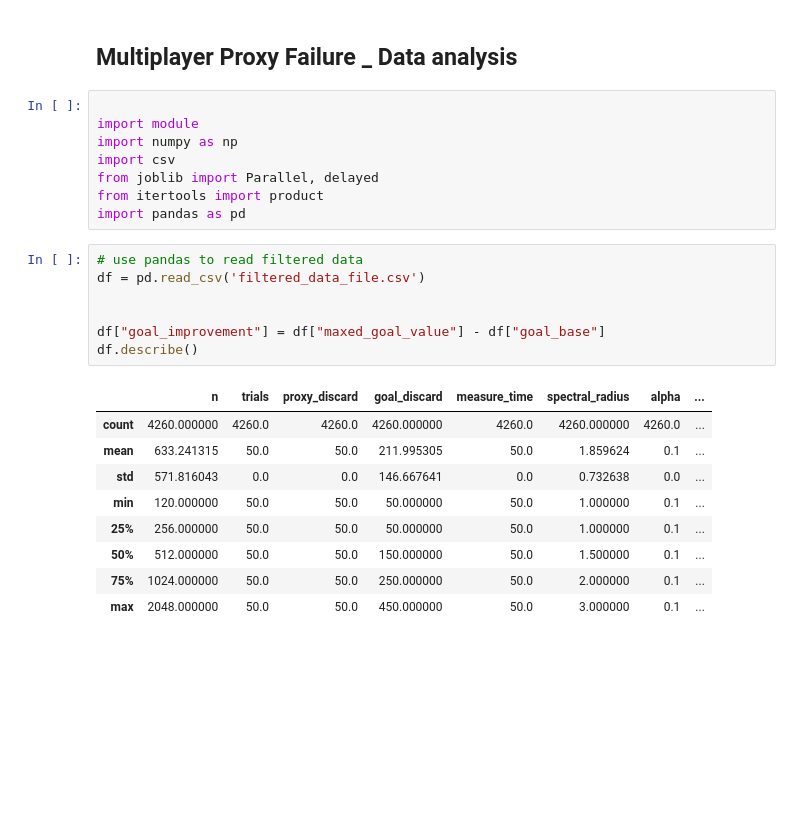
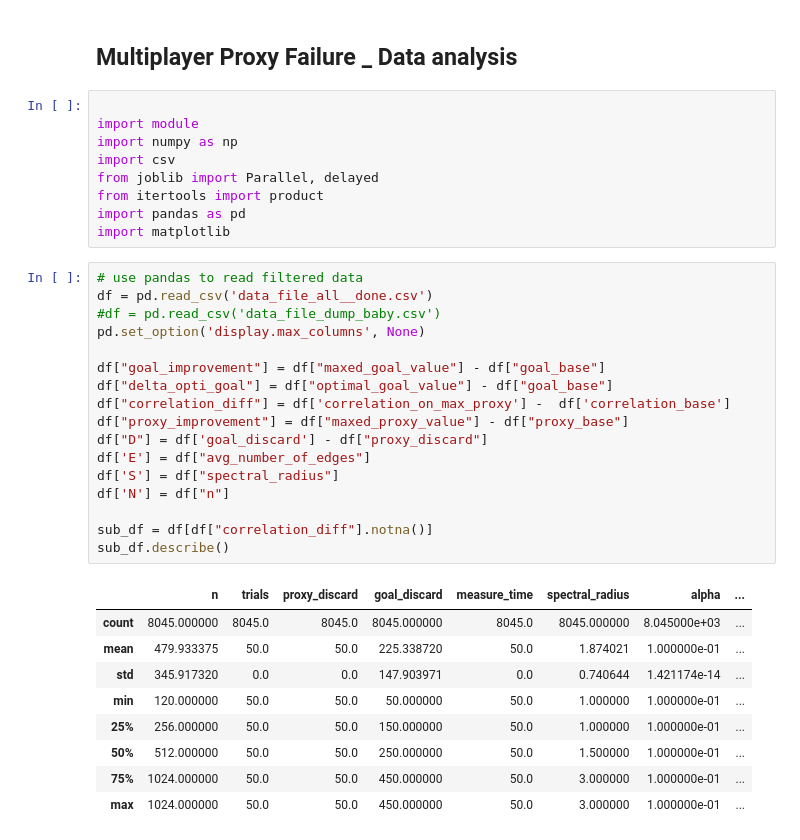
Before and after one commit to paulbanse/Proxy_General_Model, a Jupyter notebook: Clean_version/analyze_data.ipynb, the cells around one changed output. Drawn from its saved outputs; the diff is of its cells as text; blank space fills up the shorter version.

Commit message:
modified the data analysis to explore a bit more

```diff
--- a/Clean_version/analyze_data.ipynb
+++ b/Clean_version/analyze_data.ipynb
@@ -8,20 +8,31 @@ import csv
 from joblib import Parallel, delayed
 from itertools import product
 import pandas as pd
+import matplotlib
 # %%
 # use pandas to read filtered data
-df = pd.read_csv('filtered_data_file.csv')
-
+df = pd.read_csv('data_file_all__done.csv')
+#df = pd.read_csv('data_file_dump_baby.csv')
+pd.set_option('display.max_columns', None)
 
 df["goal_improvement"] = df["maxed_goal_value"] - df["goal_base"]
-df.describe()
+df["delta_opti_goal"] = df["optimal_goal_value"] - df["goal_base"]
+df["correlation_diff"] = df['correlation_on_max_proxy'] -  df['correlation_base']
+df["proxy_improvement"] = df["maxed_proxy_value"] - df["proxy_base"]
+df["D"] = df['goal_discard'] - df["proxy_discard"]
+df['E'] = df["avg_number_of_edges"]
+df['S'] = df["spectral_radius"]
+df['N'] = df["n"]
+
+sub_df = df[df["correlation_diff"].notna()]
+sub_df.describe()
 # %% [output]
 |  | n | trials | proxy_discard | goal_discard | measure_time | spectral_radius | alpha | ... |
-| count | 4260.000000 | 4260.0 | 4260.0 | 4260.000000 | 4260.0 | 4260.000000 | 4260.0 | ... |
-| mean | 633.241315 | 50.0 | 50.0 | 211.995305 | 50.0 | 1.859624 | 0.1 | ... |
-| std | 571.816043 | 0.0 | 0.0 | 146.667641 | 0.0 | 0.732638 | 0.0 | ... |
-| min | 120.000000 | 50.0 | 50.0 | 50.000000 | 50.0 | 1.000000 | 0.1 | ... |
-| 25% | 256.000000 | 50.0 | 50.0 | 50.000000 | 50.0 | 1.000000 | 0.1 | ... |
-| 50% | 512.000000 | 50.0 | 50.0 | 150.000000 | 50.0 | 1.500000 | 0.1 | ... |
-| 75% | 1024.000000 | 50.0 | 50.0 | 250.000000 | 50.0 | 2.000000 | 0.1 | ... |
-| max | 2048.000000 | 50.0 | 50.0 | 450.000000 | 50.0 | 3.000000 | 0.1 | ... |
+| count | 8045.000000 | 8045.0 | 8045.0 | 8045.000000 | 8045.0 | 8045.000000 | 8.045000e+03 | ... |
+| mean | 479.933375 | 50.0 | 50.0 | 225.338720 | 50.0 | 1.874021 | 1.000000e-01 | ... |
+| std | 345.917320 | 0.0 | 0.0 | 147.903971 | 0.0 | 0.740644 | 1.421174e-14 | ... |
+| min | 120.000000 | 50.0 | 50.0 | 50.000000 | 50.0 | 1.000000 | 1.000000e-01 | ... |
+| 25% | 256.000000 | 50.0 | 50.0 | 150.000000 | 50.0 | 1.000000 | 1.000000e-01 | ... |
+| 50% | 512.000000 | 50.0 | 50.0 | 250.000000 | 50.0 | 1.500000 | 1.000000e-01 | ... |
+| 75% | 1024.000000 | 50.0 | 50.0 | 450.000000 | 50.0 | 3.000000 | 1.000000e-01 | ... |
+| max | 1024.000000 | 50.0 | 50.0 | 450.000000 | 50.0 | 3.000000 | 1.000000e-01 | ... |
```
Also changed, not shown: parts of 14 cells of this notebook.
